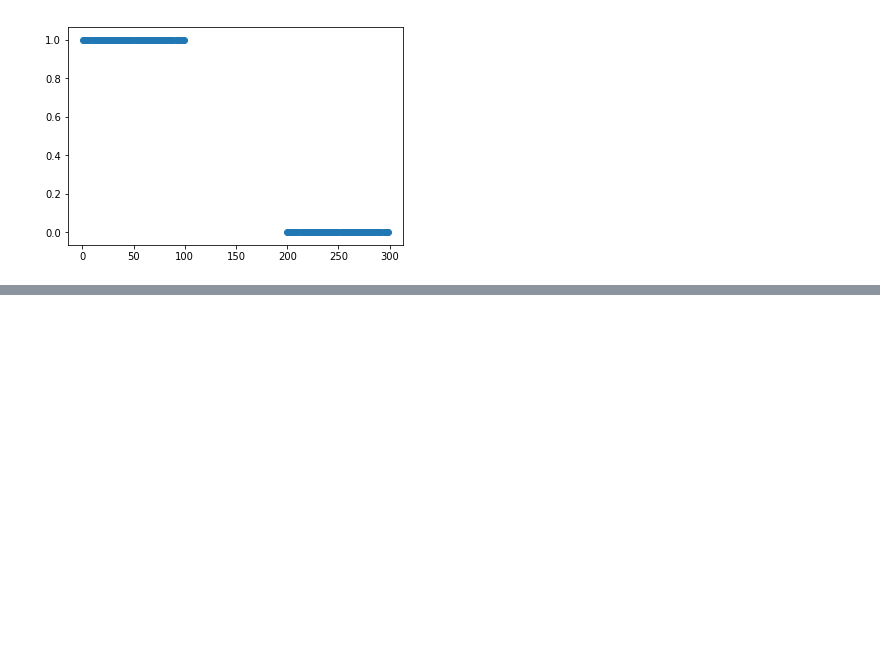
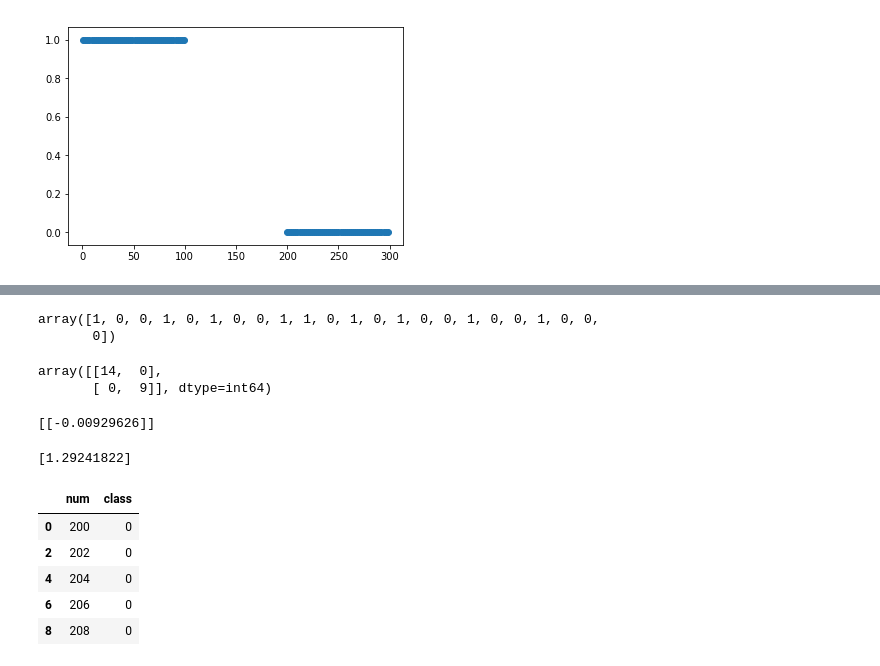
Before and after one commit to praveentn/hgwxx7, a Jupyter notebook: helpers/helper_classification_algorithms_1.ipynb, the cells around one changed output, grey strips where cells are left out. Saved outputs shown, nothing was run; the diff lists cells and outputs as text; code cells hidden in the pictures; blank space fills up the shorter version.

```diff
--- a/helpers/helper_classification_algorithms_1.ipynb
+++ b/helpers/helper_classification_algorithms_1.ipynb
@@ -236,0 +257,31 @@ plt.scatter(features, target)
+# %%
+y_pred = model.predict(X_test.reshape(-1,1))
+y_pred
+# %% [output]
+array([1, 0, 0, 1, 0, 1, 0, 0, 1, 1, 0, 1, 0, 1, 0, 0, 1, 0, 0, 1, 0, 0,
+       0])
+# %%
+confusion_matrix(y_test, y_pred)
+# %% [output]
+array([[14,  0],
+       [ 0,  9]], dtype=int64)
+# %%
+print(model.coef_)
+# %% [output]
+[[-0.00929626]]
+# %%
+print(model.intercept_)
+# %% [output]
+[1.29241822]
+# %%
+x0 = df.loc[df['class'] == 0]
+x1 = df.loc[df['class'] == 1]
+
+x0.head()
+# %% [output]
+|  | num | class |
+| 0 | 200 | 0 |
+| 2 | 202 | 0 |
+| 4 | 204 | 0 |
+| 6 | 206 | 0 |
+| 8 | 208 | 0 |
```
Also changed, not shown: parts of 6 cells of this notebook.
